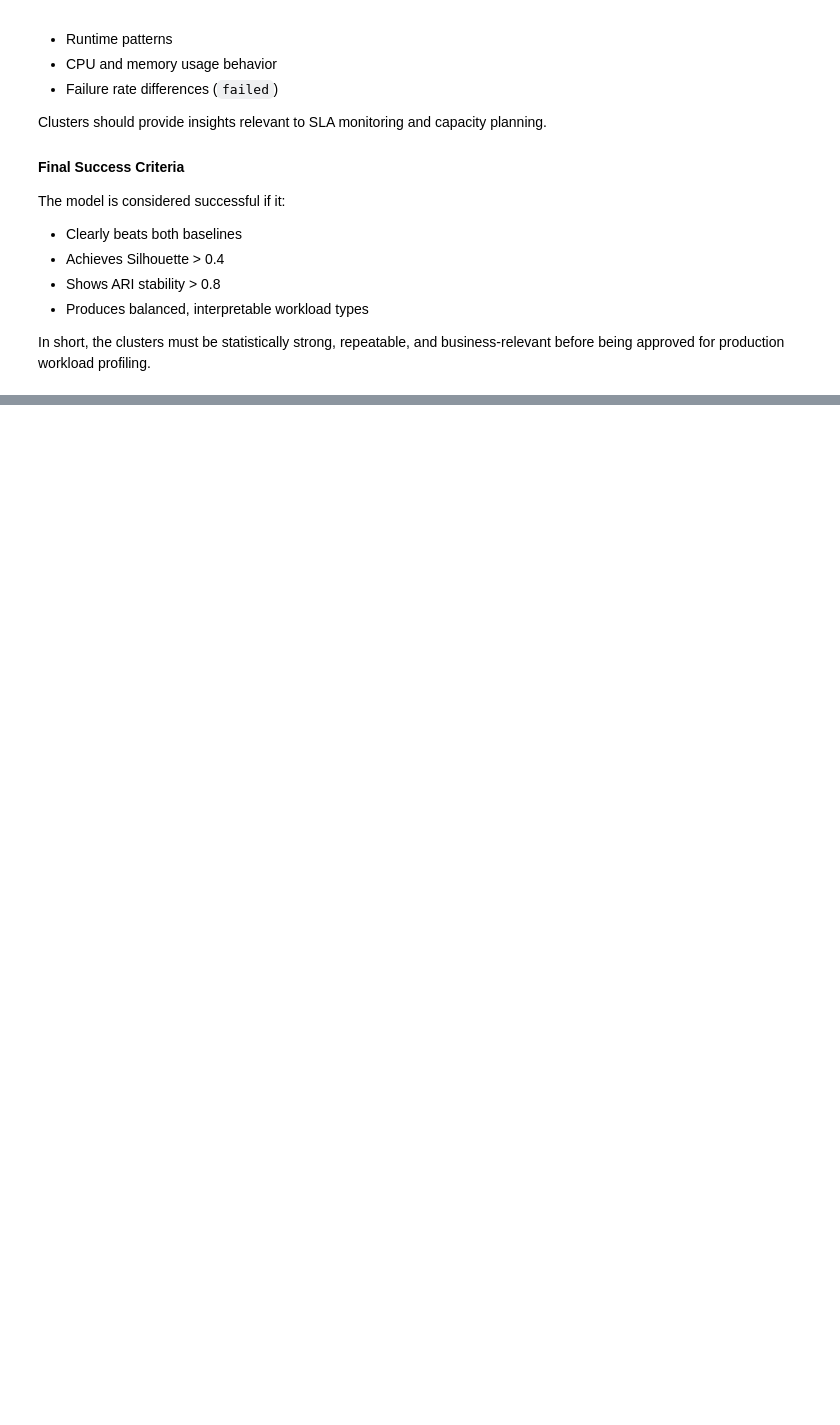
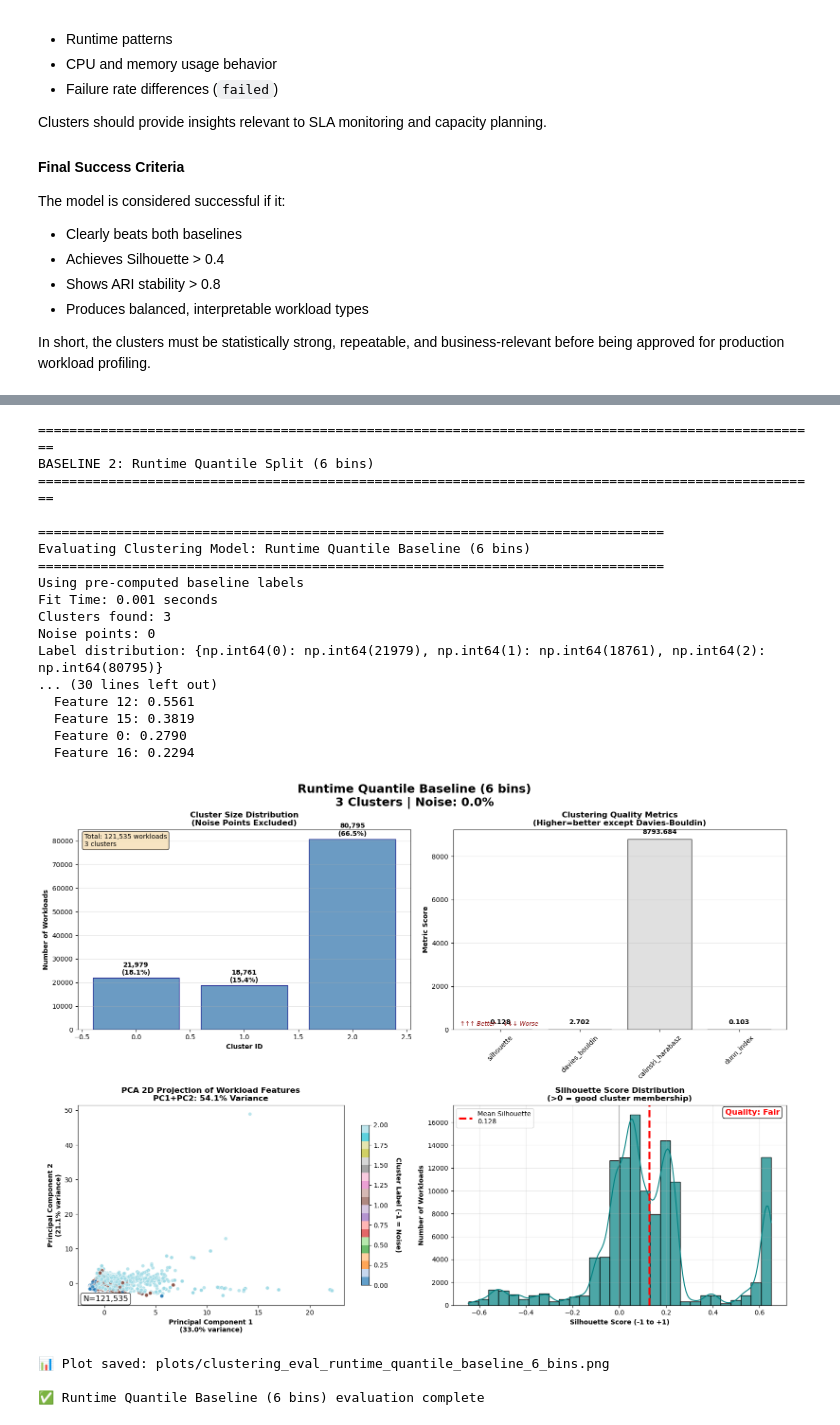
Before and after one commit to VinnyBabuManjaly/WorkloadProfiler, a Jupyter notebook: Workload_Profiler.ipynb, the cells around one changed output, grey strips where cells are left out. Saved outputs shown, nothing was run; the diff lists cells and outputs as text; code cells hidden in the pictures; blank space fills up the shorter version.

```diff
--- a/Workload_Profiler.ipynb
+++ b/Workload_Profiler.ipynb
@@ -1418,0 +1898,31 @@ In short, the clusters must be statistically strong, repeatable, and business-re
+# %%
+# 2. RUNTIME QUANTILE BASELINE
+print("\n" + "="*100)
+print("BASELINE 2: Runtime Quantile Split (6 bins)")
+print("="*100)
+
+runtime_quantile_labels = pd.qcut(df_formatted['runtime_seconds'], q=6, labels=False, duplicates='drop')
+runtime_result = evaluate_clustering_model(None, X_scaled, "Runtime Quantile Baseline (6 bins)",
+                                          labels=runtime_quantile_labels.values)
+# %% [output]
+====================================================================================================
+BASELINE 2: Runtime Quantile Split (6 bins)
+====================================================================================================
+
+================================================================================
+Evaluating Clustering Model: Runtime Quantile Baseline (6 bins)
+================================================================================
+Using pre-computed baseline labels
+Fit Time: 0.001 seconds
+Clusters found: 3
+Noise points: 0
+Label distribution: {np.int64(0): np.int64(21979), np.int64(1): np.int64(18761), np.int64(2): np.int64(80795)}
+... (30 lines left out)
+  Feature 12: 0.5561
+  Feature 15: 0.3819
+  Feature 0: 0.2790
+  Feature 16: 0.2294
+[figure, added]
+📊 Plot saved: plots/clustering_eval_runtime_quantile_baseline_6_bins.png
+
+✅ Runtime Quantile Baseline (6 bins) evaluation complete
```
Also changed, not shown: parts of 29 cells of this notebook, 2 other files.
